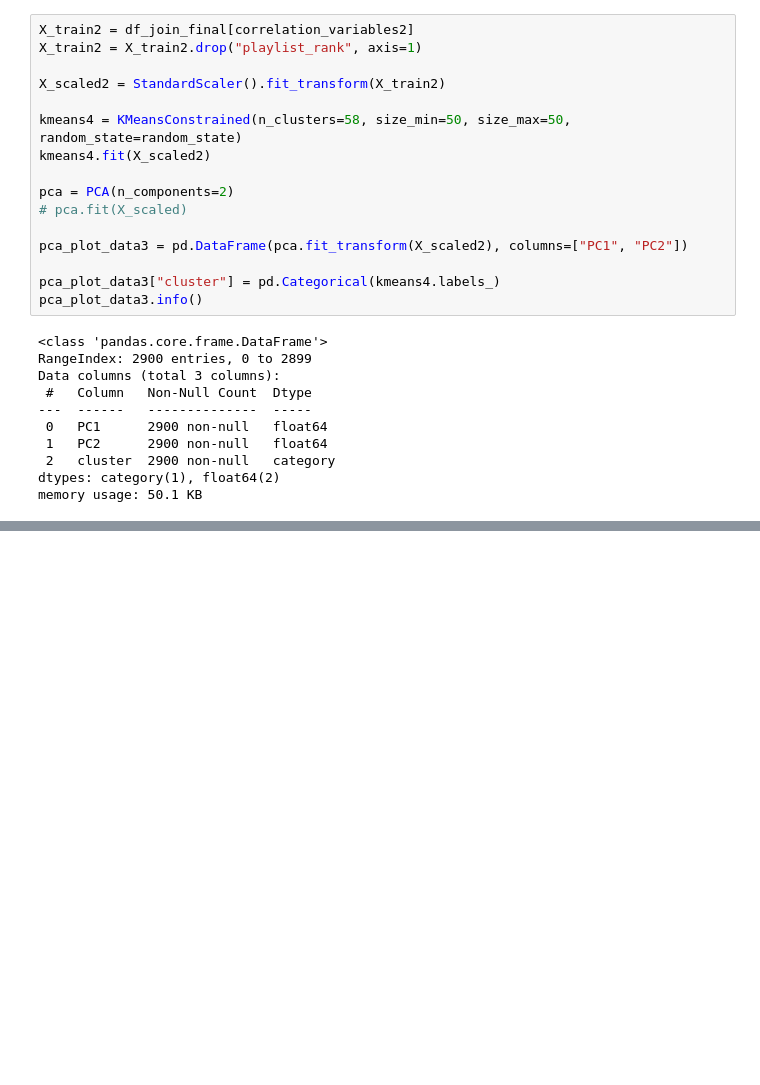
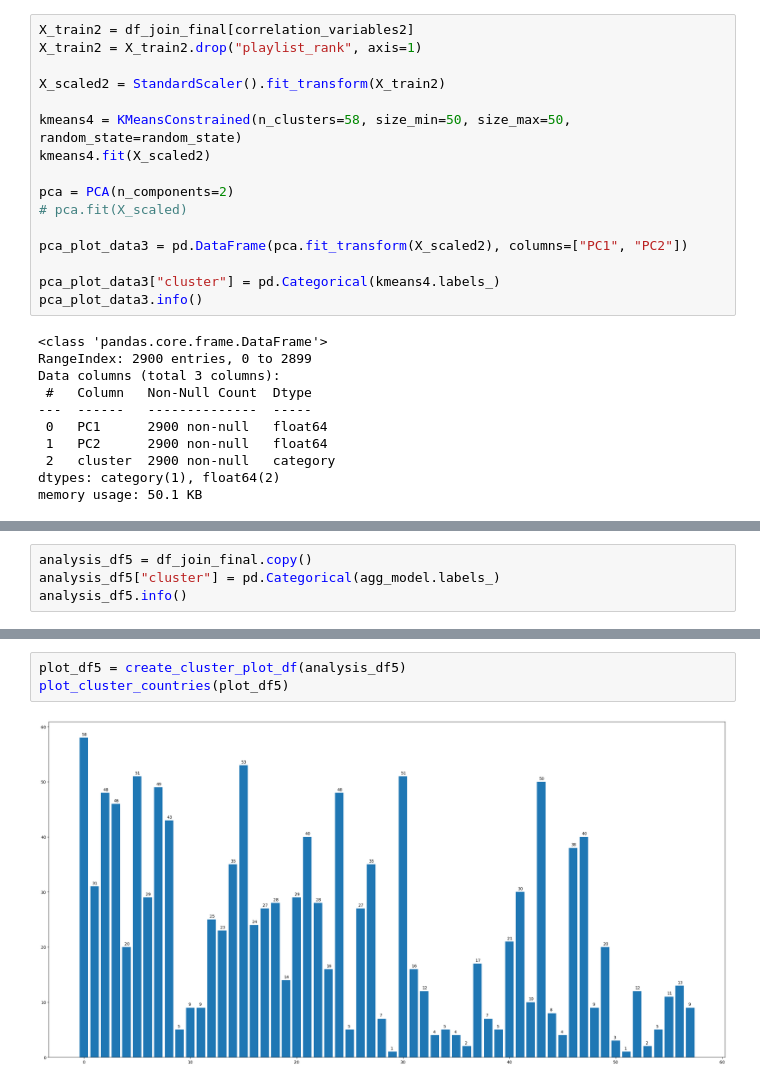
Before and after one commit to mattbolanos/spotify-market-popularity, a Jupyter notebook: src/proto/Unsupervised_Models.ipynb, the cells around one changed output, grey strips where cells are left out. Drawn from its saved outputs; the diff is of its cells as text; blank space fills up the shorter version.

```diff
--- a/src/proto/Unsupervised_Models.ipynb
+++ b/src/proto/Unsupervised_Models.ipynb
@@ -910,0 +1012,4 @@ plot_cluster_countries(plot_df4)
+# %%
+analysis_df5 = df_join_final.copy()
+analysis_df5["cluster"] = pd.Categorical(agg_model.labels_)
+analysis_df5.info()
@@ -910,0 +1054,5 @@ plot_cluster_countries(plot_df4)
+# %%
+plot_df5 = create_cluster_plot_df(analysis_df5)
+plot_cluster_countries(plot_df5)
+# %% [output]
+[figure, added]
```
Also changed, not shown: parts of 43 cells of this notebook.
